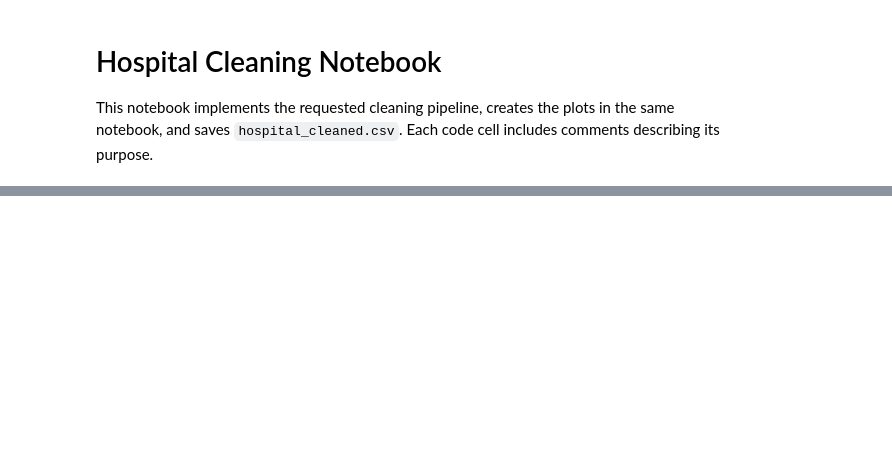
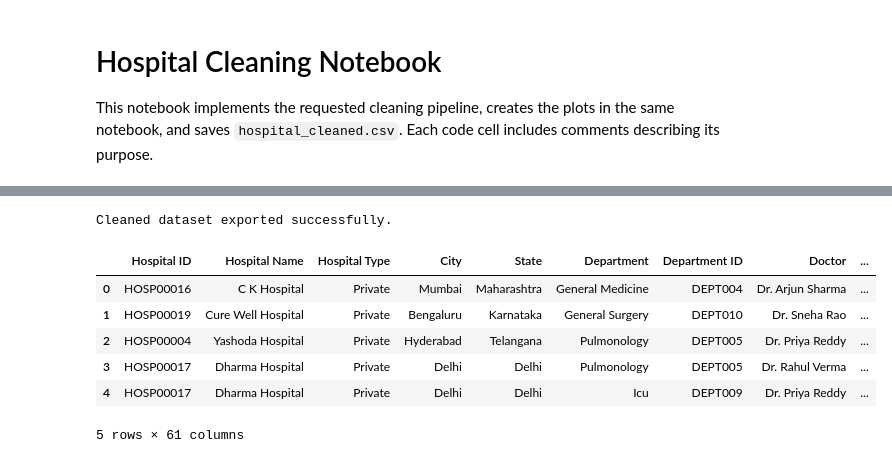
Before and after one commit to springboardmentor09876x-cmd/Hospital-Operations-Patient-Analytics-, a Jupyter notebook: hospital_cleaning.ipynb, the cells around one changed output, grey strips where cells are left out. Saved outputs shown, nothing was run; the diff lists cells and outputs as text; code cells hidden in the pictures; blank space fills up the shorter version.

```diff
--- a/hospital_cleaning.ipynb
+++ b/hospital_cleaning.ipynb
@@ -296,0 +98,6 @@ Saved cleaned dataset to hospital_cleaned.csv
+# %%
+df = df.fillna({
+    "Age": df["Age"].median(),
+    "Gender": df["Gender"].mode()[0],
+    "Department": df["Department"].mode()[0]
+})
@@ -296,0 +129,4 @@ Saved cleaned dataset to hospital_cleaned.csv
+# %%
+df.drop_duplicates(inplace=True)
+
+print("Duplicate records removed successfully.")
@@ -296,0 +137,4 @@ Saved cleaned dataset to hospital_cleaned.csv
+# %%
+df["Department"] = df["Department"].str.strip().str.title()
+
+print(df["Department"].unique())
@@ -296,0 +178,16 @@ Saved cleaned dataset to hospital_cleaned.csv
+# %%
+df.to_csv("hospital_cleaned.csv", index=False)
+
+print("Cleaned dataset exported successfully.")
+# %% [output]
+Cleaned dataset exported successfully.
+# %%
+df.head()
+# %% [output]
+|  | Hospital ID | Hospital Name | Hospital Type | City | State | Department | Department ID | Doctor | ... |
+| 0 | HOSP00016 | C K Hospital | Private | Mumbai | Maharashtra | General Medicine | DEPT004 | Dr. Arjun Sharma | ... |
+| 1 | HOSP00019 | Cure Well Hospital | Private | Bengaluru | Karnataka | General Surgery | DEPT010 | Dr. Sneha Rao | ... |
+| 2 | HOSP00004 | Yashoda Hospital | Private | Hyderabad | Telangana | Pulmonology | DEPT005 | Dr. Priya Reddy | ... |
+| 3 | HOSP00017 | Dharma Hospital | Private | Delhi | Delhi | Pulmonology | DEPT005 | Dr. Rahul Verma | ... |
+| 4 | HOSP00017 | Dharma Hospital | Private | Delhi | Delhi | Icu | DEPT009 | Dr. Priya Reddy | ... |
+5 rows × 61 columns
```
Also changed, not shown: parts of 32 cells of this notebook, 1 other file.
